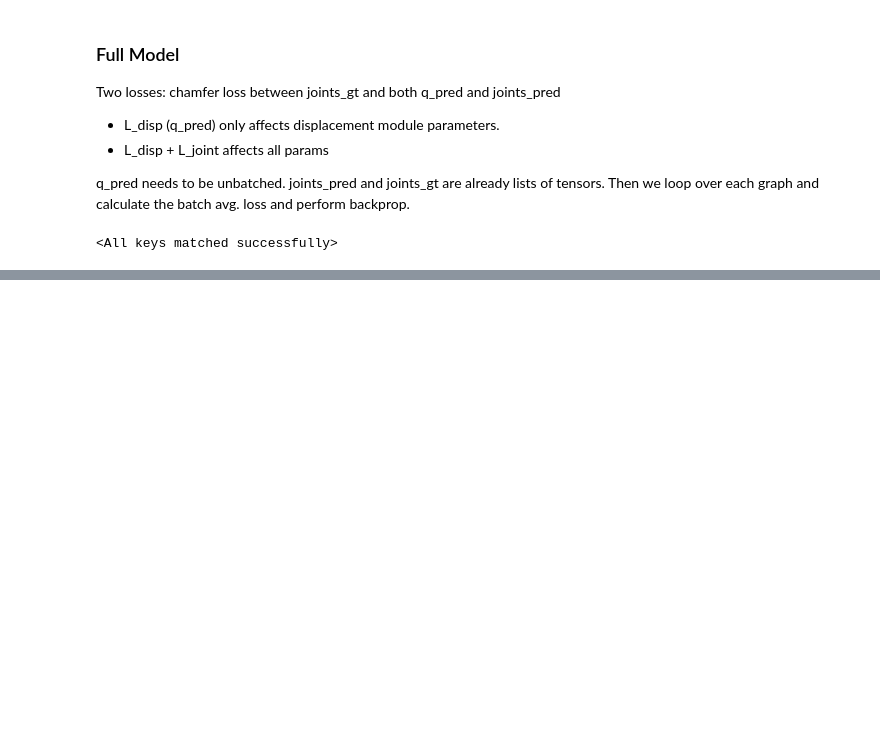
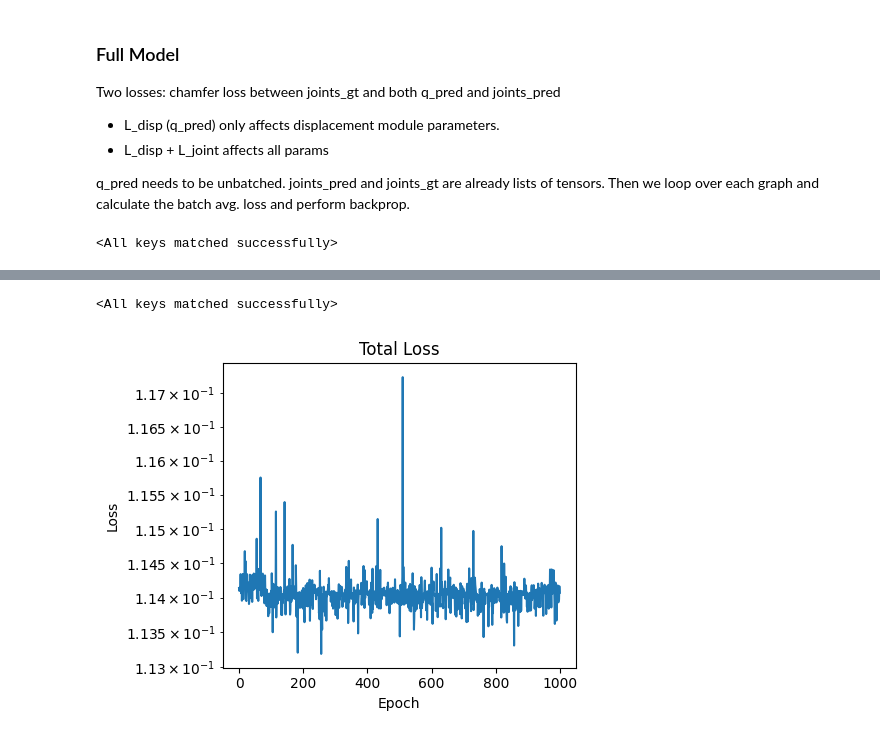
Before and after one commit to govindjoshi12/rignet-gj, a Jupyter notebook: notebooks/batched_overfit.ipynb, the cells around one changed output, grey strips where cells are left out. Saved outputs shown, nothing was run; the diff lists cells and outputs as text; code cells hidden in the pictures; blank space fills up the shorter version.

```diff
--- a/notebooks/batched_overfit.ipynb
+++ b/notebooks/batched_overfit.ipynb
@@ -401,8 +529,23 @@ model.attn_head.load_state_dict(torch.load(pretrain_attn_model_path))
 # %%
-epochs = 1000
-lr=5e-5
+epochs = 2000
+lr_main=5e-5
 wd = 1e-6
-optimizer = torch.optim.AdamW(model.parameters(), lr=lr, weight_decay=wd)
+
+# freeze attn head
+for p in model.attn_head.parameters():
+    p.requires_grad = False
+
+optimizer = torch.optim.AdamW([
+    {
+      "params": model.clustering_head.parameters(),
+      "lr": lr_main
+    },
+    {
+      "params": model.disp_head.parameters(),
+      "lr": lr_main
+    }
+], weight_decay=wd)
+
 scheduler = torch.optim.lr_scheduler.OneCycleLR(
     optimizer,
     max_lr=5e-5,
@@ -518,0 +678,13 @@ save_model(
+# %%
+model = JointNet()
+pretrain_attn_model_path = 'models/attn_module_20250702-030900.pt'
+pretrain_disp_model_path = 'models/disp_module_20250702-031409.pt'
+model.attn_head.load_state_dict(torch.load(pretrain_attn_model_path))
+model.disp_head.load_state_dict(torch.load(pretrain_disp_model_path))
+# %% [output]
+<All keys matched successfully>
+# %%
+epochs = 1000
+lr=1e-8
+wd = 1e-6
+optimizer = torch.optim.AdamW(model.clustering_head.parameters(), lr=lr, weight_decay=wd)
@@ -518,0 +738,13 @@ save_model(
+# %%
+epochs_range = range(epochs)
+fig, axes = plt.subplots(ncols=1, figsize=(5,4), tight_layout=True)
+
+# Total loss
+axes.semilogy(epochs_range, joint_loss_hist)
+axes.set_title("Total Loss")
+axes.set_xlabel("Epoch")
+axes.set_ylabel("Loss")
+
+plt.show()
+# %% [output]
+[figure, added]
```
Also changed, not shown: parts of 25 cells of this notebook, 16 other files.
